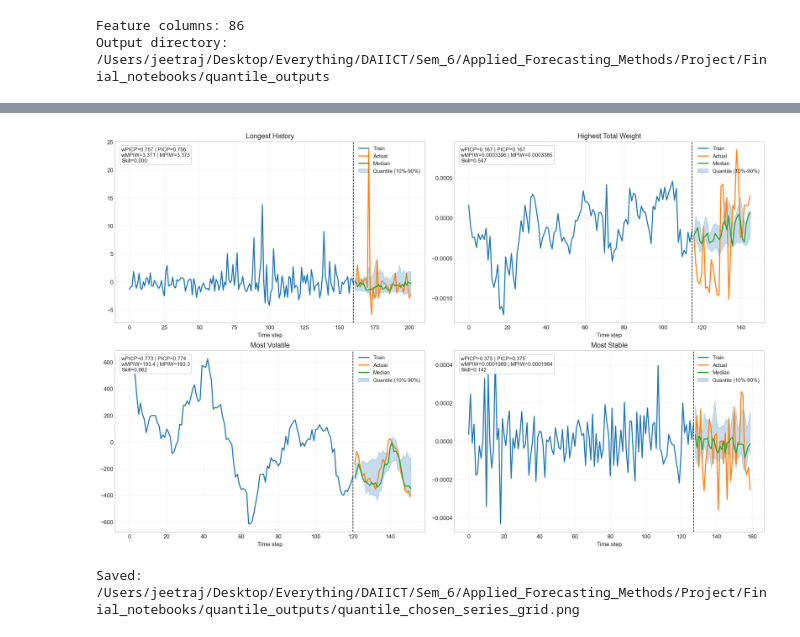
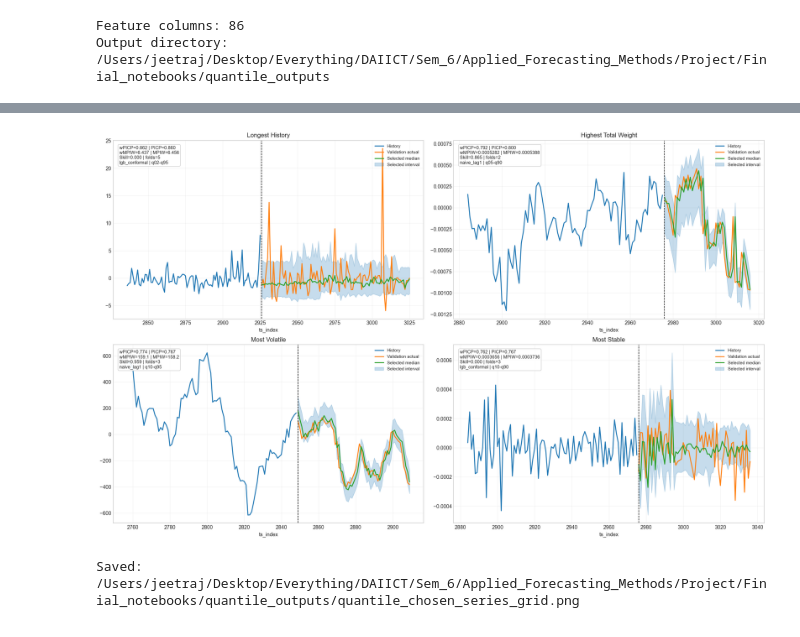
Before and after one commit to jeetrex17/ts-forecasting-project, a Jupyter notebook: Finial_notebooks/04_quantile_regression_codex.ipynb, the cells around one changed output, grey strips where cells are left out. Drawn from its saved outputs; the diff is of its cells as text; code cells hidden in the pictures.

Commit message:
gofly quantile regeressoom

```diff
--- a/Finial_notebooks/04_quantile_regression_codex.ipynb
+++ b/Finial_notebooks/04_quantile_regression_codex.ipynb
@@ -30,17 +24,17 @@ import warnings
 
 warnings.filterwarnings("ignore")
 
+import matplotlib.pyplot as plt
 import numpy as np
 import pandas as pd
 import pyarrow.dataset as ds
 import pyarrow.parquet as pq
 import lightgbm as lgb
-import matplotlib.pyplot as plt
 from IPython.display import Markdown, display
 from sklearn.metrics import mean_absolute_error, mean_squared_error, r2_score
 
 plt.style.use("seaborn-v0_8-whitegrid")
-plt.rcParams["figure.dpi"] = 120
+plt.rcParams["figure.dpi"] = 130
 
 ROOT = Path.cwd()
 TRAIN_PATH = ROOT / "data" / "ts-forecasting" / "train.parquet"
@@ -58,10 +52,14 @@ REASON_ORDER = [
     "Most Volatile",
     "Most Stable",
 ]
+MIN_TRAIN_LEN = 70
+CALIBRATION_LEN = 20
+VALIDATION_LEN = 20
 LAGS = 10
 ROLLING_WINDOW = 5
 SEED = 42
 NOMINAL_COVERAGE = 0.80
+QUANTILE_GRID = [0.02, 0.05, 0.10, 0.25, 0.50, 0.75, 0.90, 0.95, 0.98]
 
 FEATURE_COLS = [name for name in pq.ParquetFile(TRAIN_PATH).schema.names if name.startswith("feature_")]
 
@@ -428,58 +763,73 @@ Saved: /Users/jeetraj/Desktop/Everything/DAIICT/Sem_6/Applied_Forecasting_Method
 # %%
-fig, axes = plt.subplots(2, 2, figsize=(16, 10), constrained_layout=True)
+fig, axes = plt.subplots(2, 2, figsize=(18, 11), constrained_layout=True)
 axes = axes.ravel()
 
 for ax, reason in zip(axes, REASON_ORDER):
-    payload = plot_payload[reason]
-    row = metrics_df.loc[metrics_df["Series"] == reason].iloc[0]
+    summary_row = summary_df.loc[summary_df["Series"] == reason].iloc[0]
+    pred_group = prediction_df.loc[prediction_df["Series"] == reason].sort_values(TIME_COL).reset_index(drop=True)
+    history_frame = prepared_series[reason]
+    history_frame = history_frame.loc[history_frame[TIME_COL] < pred_group[TIME_COL].min()].copy()
 
-    train_y = payload["train_y"]
-    val_y = payload["val_y"]
-    pred_low = payload["pred_low"]
-    pred_med = payload["pred_med"]
-    pred_high = payload["pred_high"]
-
-    train_x = np.arange(len(train_y))
-    val_x = np.arange(len(train_y), len(train_y) + len(val_y))
-
-    ax.plot(train_x, train_y, label="Train", color="tab:blue", linewidth=1.8)
-    ax.plot(val_x, val_y, label="Actual", color="tab:orange", linewidth=1.8)
-    ax.plot(val_x, pred_med, label="Median", color="tab:green", linewidth=1.8)
-    ax.fill_between(val_x, pred_low, pred_high, alpha=0.25, color="tab:blue", label="Quantile (10%-90%)")
-    ax.axvline(len(train_y) - 1, color="black", linestyle="--", linewidth=1.0)
-
+    ax.plot(
+        history_frame[TIME_COL],
+        history_frame[TARGET_COL],
+        label="History",
+        color="tab:blue",
+        linewidth=1.8,
+    )
+    ax.plot(
+        pred_group[TIME_COL],
+        pred_group[TARGET_COL],
+        label="Validation actual",
+        color="tab:orange",
+        linewidth=1.8,
+    )
+    ax.plot(
+        pred_group[TIME_COL],
+        pred_group["pred_median"],
+        label="Selected median",
+        color="tab:green",
+        linewidth=1.8,
+    )
+    ax.fill_between(
+        pred_group[TIME_COL],
+        pred_group["pred_lower"],
+        pred_group["pred_upper"],
+        alpha=0.25,
+        color="tab:blue",
+        label="Selected interval",
+    )
+    ax.axvline(pred_group[TIME_COL].min(), color="black", linestyle="--", linewidth=1.0)
     ax.set_title(reason)
     stats_text = (
-        f"wPICP={row['wPICP_80']:.3f} | PICP={row['PICP_80']:.3f}\n"
-        f"wMPIW={row['wMPIW_80']:.4g} | MPIW={row['MPIW_80']:.4g}\n"
-        f"Skill={row['Skill']:.3f}"
+        f"wPICP={summary_row['wPICP_80']:.3f} | PICP={summary_row['PICP_80']:.3f}\n"
+        f"wMPIW={summary_row['wMPIW_80']:.4g} | MPIW={summary_row['MPIW_80']:.4g}\n"
+        f"Skill={summary_row['Skill']:.3f} | folds={int(summary_row['fold_count'])}\n"
+        f"{summary_row['dominant_method']} | {summary_row['dominant_interval_pair']}"
     )
     ax.text(
         0.02,
         0.97,
         stats_text,
         transform=ax.transAxes,
         va="top",
         ha="left",
-        fontsize=9,
+        fontsize=8.8,
         bbox={
             "boxstyle": "round,pad=0.3",
             "facecolor": "white",
             "edgecolor": "#cccccc",
-            "alpha": 0.88,
+            "alpha": 0.90,
         },
     )
-    ax.set_xlabel("Time step")
+    ax.set_xlabel(TIME_COL)
     ax.grid(True, alpha=0.25)
-    ax.legend(fontsize=9, loc="upper right")
-
-for ax in axes[len(REASON_ORDER):]:
-    ax.axis("off")
+    ax.legend(fontsize=8.5, loc="upper right")
 
 plot_path = OUTPUT_DIR / "quantile_chosen_series_grid.png"
 fig.savefig(plot_path, dpi=180, bbox_inches="tight")
 plt.show()
 print("Saved:", plot_path)
 # %% [output]
-[figure, old version]
+[figure, new version]
 Saved: /Users/jeetraj/Desktop/Everything/DAIICT/Sem_6/Applied_Forecasting_Methods/Project/Finial_notebooks/quantile_outputs/quantile_chosen_series_grid.png
```
Also changed, not shown: parts of 10 cells of this notebook, 6 other files.
